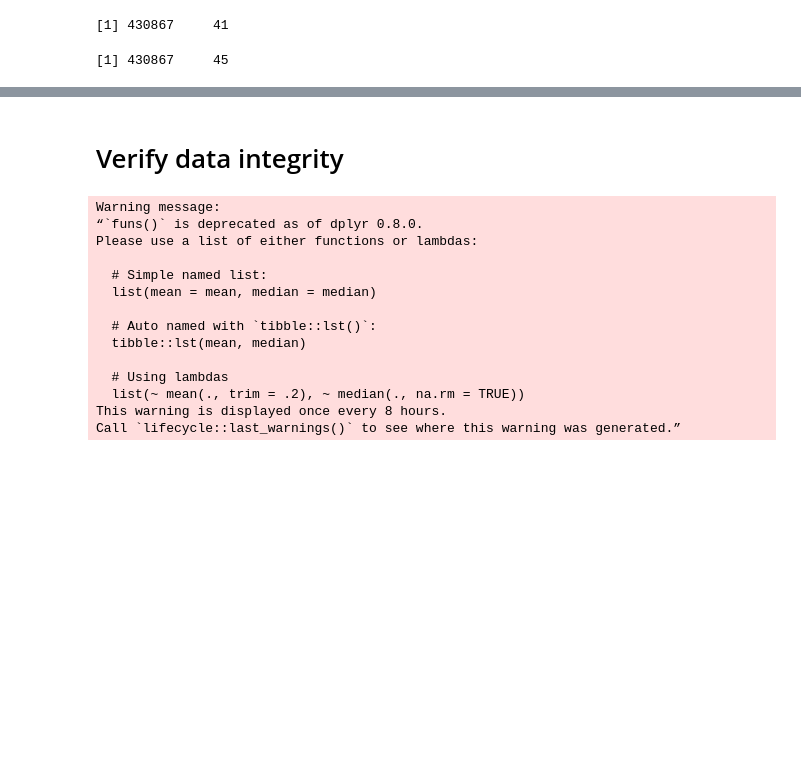
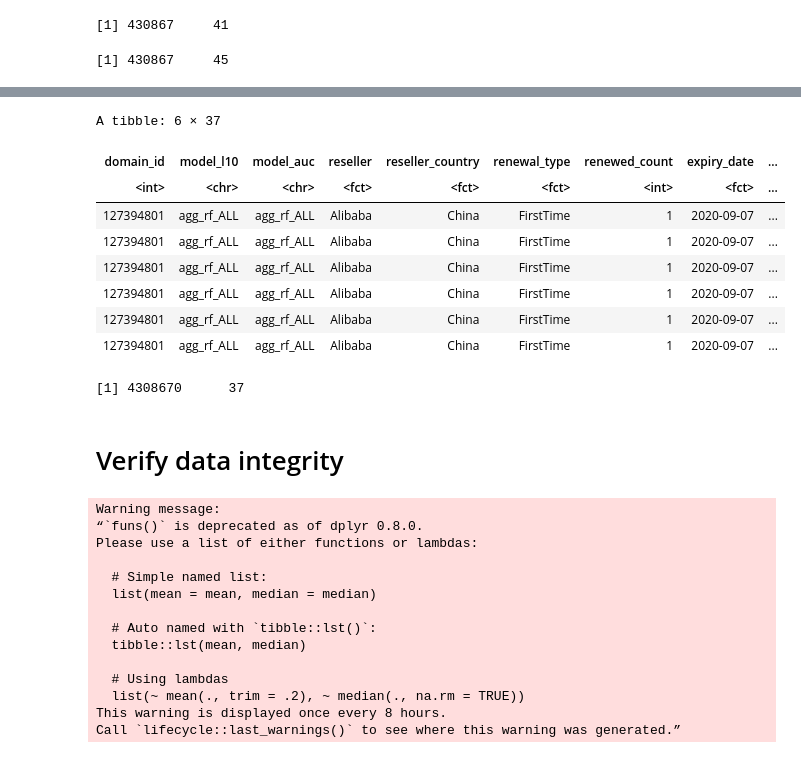
Before and after one commit to liouviaglou/Domains, a Jupyter notebook: scripts/phaseII_06_fallbacksupp/16_fallbackmeta_analysis_deliv.ipynb, the cells around one changed output, grey strips where cells are left out. Saved outputs shown, nothing was run; the diff lists cells and outputs as text; code cells hidden in the pictures; blank space fills up the shorter version.

```diff
--- a/scripts/phaseII_06_fallbacksupp/16_fallbackmeta_analysis_deliv.ipynb
+++ b/scripts/phaseII_06_fallbacksupp/16_fallbackmeta_analysis_deliv.ipynb
@@ -309,0 +332,21 @@ dim(preds_all)
+# %%
+preds_all_long <- preds_all %>%
+   pivot_longer(all_of(cols_long), names_to = "model", values_to = "predicted") %>%
+   mutate(model = gsub("pred_l10", "meta_l10", model)) %>%
+   mutate(model = gsub("pred_auc", "meta_auc", model)) %>%
+   mutate(model = gsub("pred_", "", model))
+head(preds_all_long)
+# %% [output]
+A tibble: 6 × 37
+| domain_id | model_l10 | model_auc | reseller | reseller_country | renewal_type | renewed_count | expiry_date | ... |
+| <int> | <chr> | <chr> | <fct> | <fct> | <fct> | <int> | <fct> | ... |
+| 127394801 | agg_rf_ALL | agg_rf_ALL | Alibaba | China | FirstTime | 1 | 2020-09-07 | ... |
+| 127394801 | agg_rf_ALL | agg_rf_ALL | Alibaba | China | FirstTime | 1 | 2020-09-07 | ... |
+| 127394801 | agg_rf_ALL | agg_rf_ALL | Alibaba | China | FirstTime | 1 | 2020-09-07 | ... |
+| 127394801 | agg_rf_ALL | agg_rf_ALL | Alibaba | China | FirstTime | 1 | 2020-09-07 | ... |
+| 127394801 | agg_rf_ALL | agg_rf_ALL | Alibaba | China | FirstTime | 1 | 2020-09-07 | ... |
+| 127394801 | agg_rf_ALL | agg_rf_ALL | Alibaba | China | FirstTime | 1 | 2020-09-07 | ... |
+# %%
+dim(preds_all_long)
+# %% [output]
+[1] 4308670      37
```
Also changed, not shown: parts of 4 cells of this notebook.
